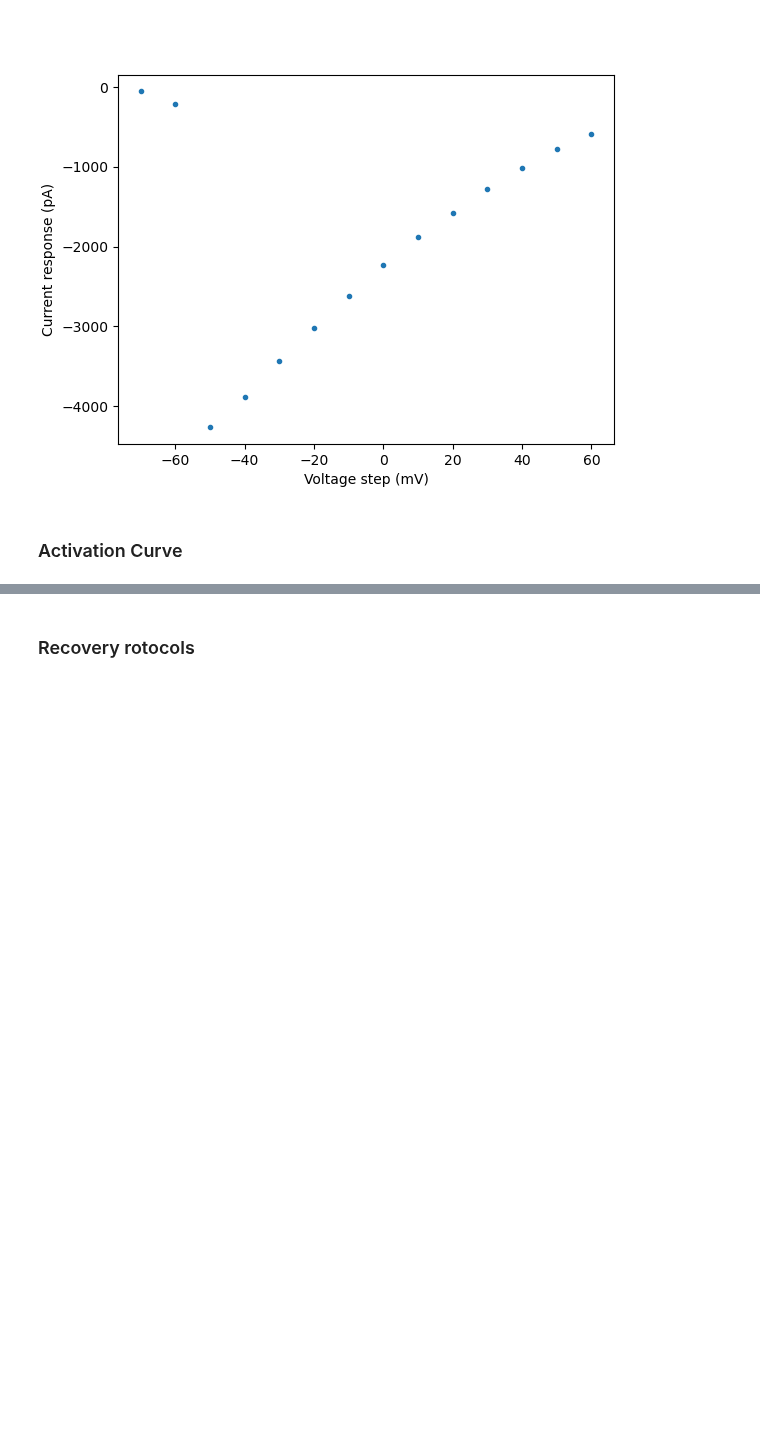
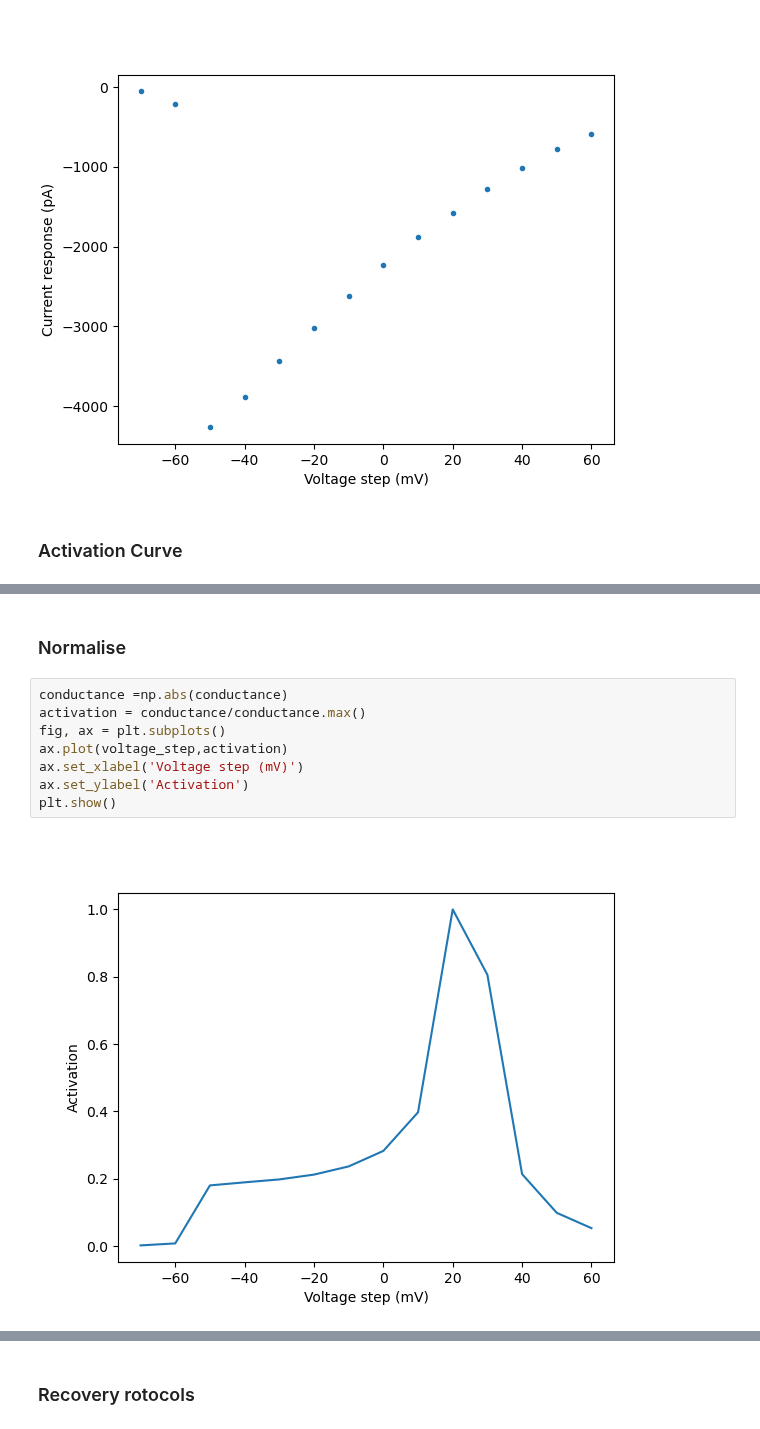
Before and after one commit to afmontarras/CSHL, a Jupyter notebook: Nav.ipynb, the cells around one changed output, grey strips where cells are left out. Cells and saved outputs as stored; diff of their text form; blank space fills up the shorter version.

```diff
--- a/Nav.ipynb
+++ b/Nav.ipynb
@@ -97,0 +100,12 @@ plt.show()
+# %% [markdown]
+### Normalise
+# %%
+conductance =np.abs(conductance)
+activation = conductance/conductance.max()
+fig, ax = plt.subplots()
+ax.plot(voltage_step,activation)
+ax.set_xlabel('Voltage step (mV)')
+ax.set_ylabel('Activation')
+plt.show()
+# %% [output]
+[figure, added]
```
Also changed, not shown: parts of 6 cells of this notebook.
